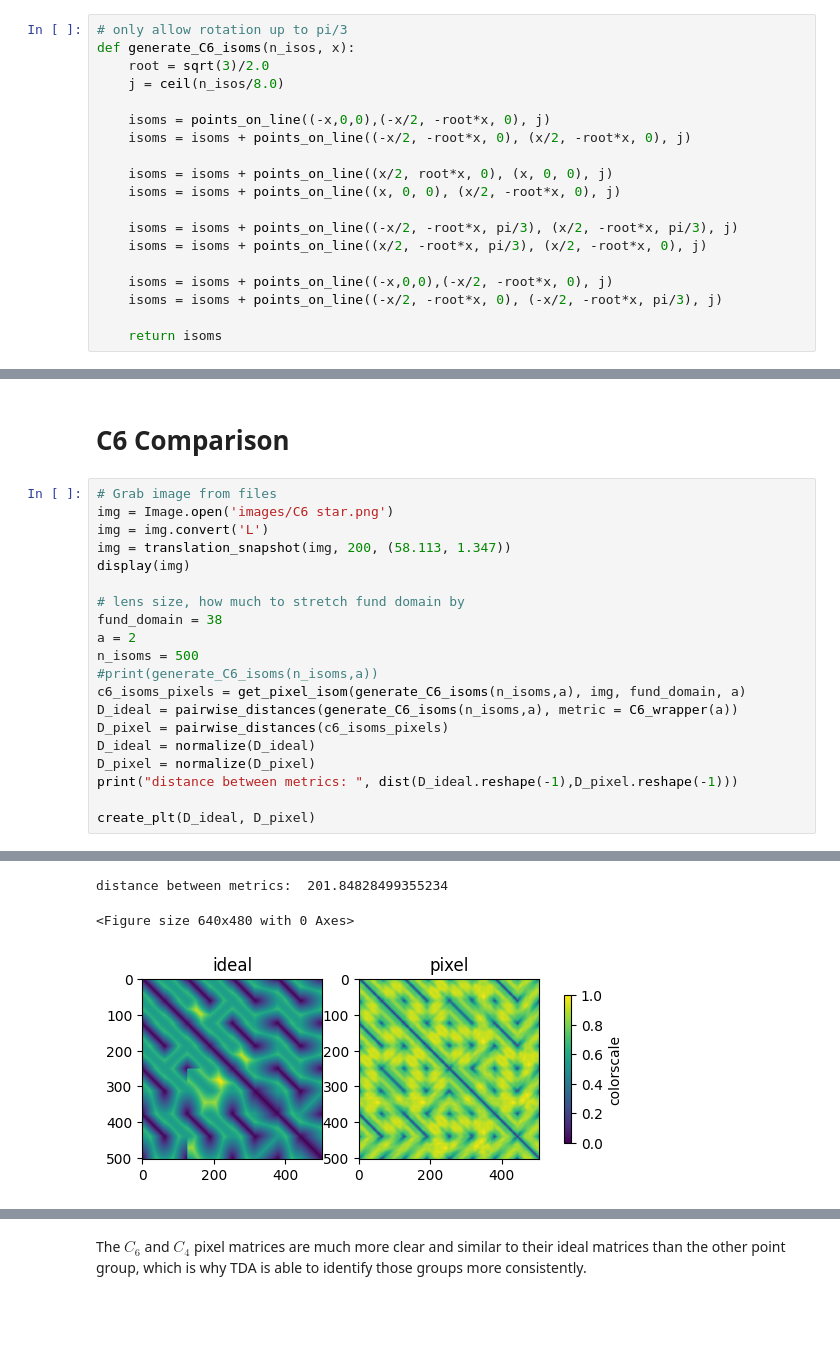
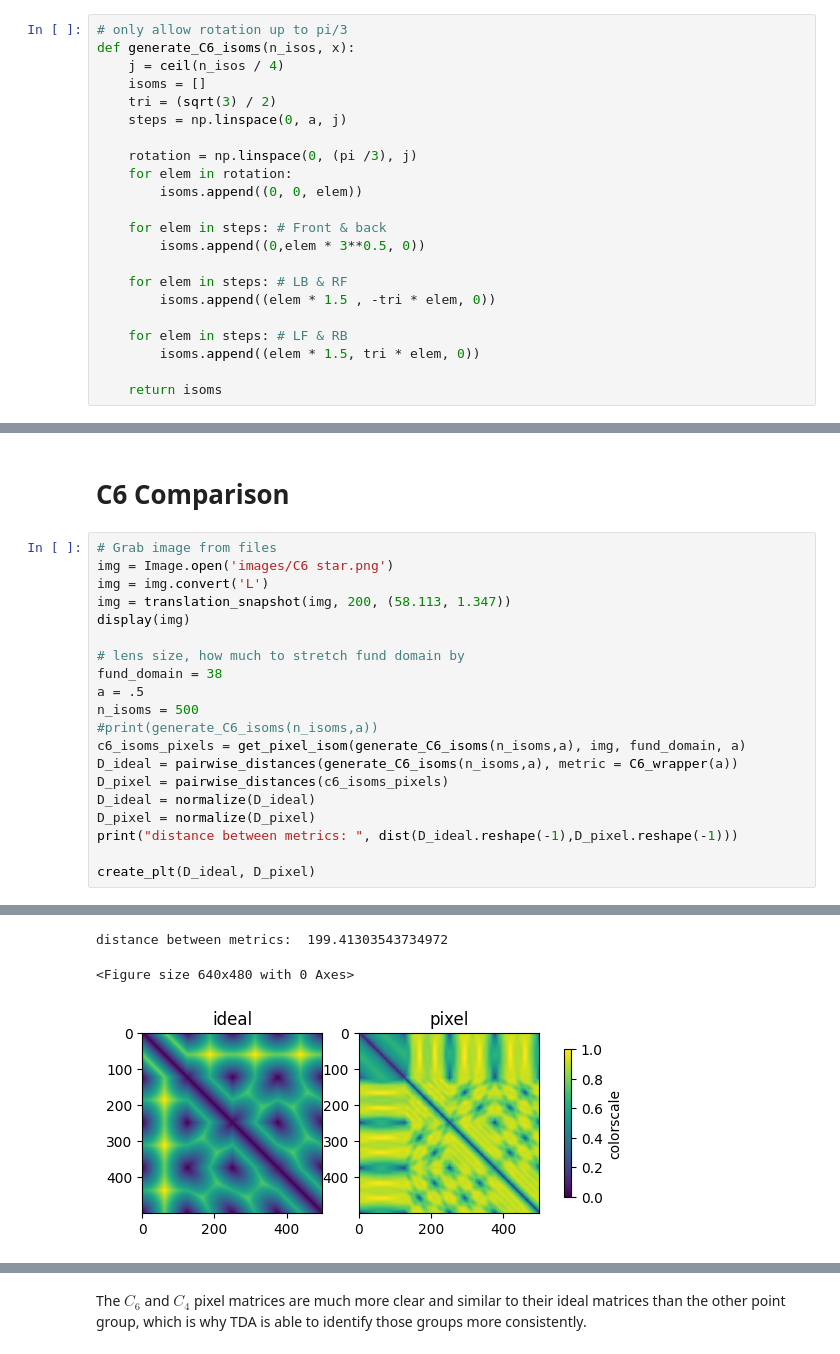
Before and after one commit to kyleormsby/persistent-symmetry, a Jupyter notebook: public/6_compare_idealized_distance_matrix.ipynb, the cells around one changed output, grey strips where cells are left out. Saved outputs shown, nothing was run; the diff lists cells and outputs as text; blank space fills up the shorter version.

```diff
--- a/public/6_compare_idealized_distance_matrix.ipynb
+++ b/public/6_compare_idealized_distance_matrix.ipynb
@@ -265,25 +318,28 @@ def C6_wrapper(a):
     return distance_C6
 # %% [markdown]
 generate_C6_isoms() samples points on the generating cycles for $C6$.
-# %%
-# only allow rotation up to pi/3
-def generate_C6_isoms(n_isos, x):
-    root = sqrt(3)/2.0
-    j = ceil(n_isos/8.0)
-
-    isoms = points_on_line((-x,0,0),(-x/2, -root*x, 0), j)
-    isoms = isoms + points_on_line((-x/2, -root*x, 0), (x/2, -root*x, 0), j)
-
-    isoms = isoms + points_on_line((x/2, root*x, 0), (x, 0, 0), j)
-    isoms = isoms + points_on_line((x, 0, 0), (x/2, -root*x, 0), j)
-
-    isoms = isoms + points_on_line((-x/2, -root*x, pi/3), (x/2, -root*x, pi/3), j)
-    isoms = isoms + points_on_line((x/2, -root*x, pi/3), (x/2, -root*x, 0), j)
-
-    isoms = isoms + points_on_line((-x,0,0),(-x/2, -root*x, 0), j)
-    isoms = isoms + points_on_line((-x/2, -root*x, 0), (-x/2, -root*x, pi/3), j)
-
-    return isoms
+# %%
+# only allow rotation up to pi/3
+def generate_C6_isoms(n_isos, x):
+    j = ceil(n_isos / 4)
+    isoms = []
+    tri = (sqrt(3) / 2)
+    steps = np.linspace(0, a, j)
+
+    rotation = np.linspace(0, (pi /3), j)
+    for elem in rotation:
+        isoms.append((0, 0, elem))
+
+    for elem in steps: # Front & back
+        isoms.append((0,elem * 3**0.5, 0))
+
+    for elem in steps: # LB & RF
+        isoms.append((elem * 1.5 , -tri * elem, 0))
+
+    for elem in steps: # LF & RB
+        isoms.append((elem * 1.5, tri * elem, 0))
+
+    return isoms
 # %% [markdown]
 Given an image, a lens size, and a translation, this translation_snapshot() returns a snapshot after the translation is performed.
 # %%
@@ -559,25 +615,25 @@ Again, even with a different image we get a very similar result.
 # %%
 # Grab image from files
 img = Image.open('images/C6 star.png')
 img = img.convert('L')
 img = translation_snapshot(img, 200, (58.113, 1.347))
 display(img)
 
 # lens size, how much to stretch fund domain by
 fund_domain = 38
-a = 2
+a = .5
 n_isoms = 500
 #print(generate_C6_isoms(n_isoms,a))
 c6_isoms_pixels = get_pixel_isom(generate_C6_isoms(n_isoms,a), img, fund_domain, a)
 D_ideal = pairwise_distances(generate_C6_isoms(n_isoms,a), metric = C6_wrapper(a))
 D_pixel = pairwise_distances(c6_isoms_pixels)
 D_ideal = normalize(D_ideal)
 D_pixel = normalize(D_pixel)
 print("distance between metrics: ", dist(D_ideal.reshape(-1),D_pixel.reshape(-1)))
 
 create_plt(D_ideal, D_pixel)
 # %% [output]
 [figure]
-distance between metrics:  201.84828499355234
+distance between metrics:  199.41303543734972
 <Figure size 640x480 with 0 Axes>
-[figure, old version]
+[figure, new version]
```
Also changed, not shown: parts of 11 cells of this notebook.
